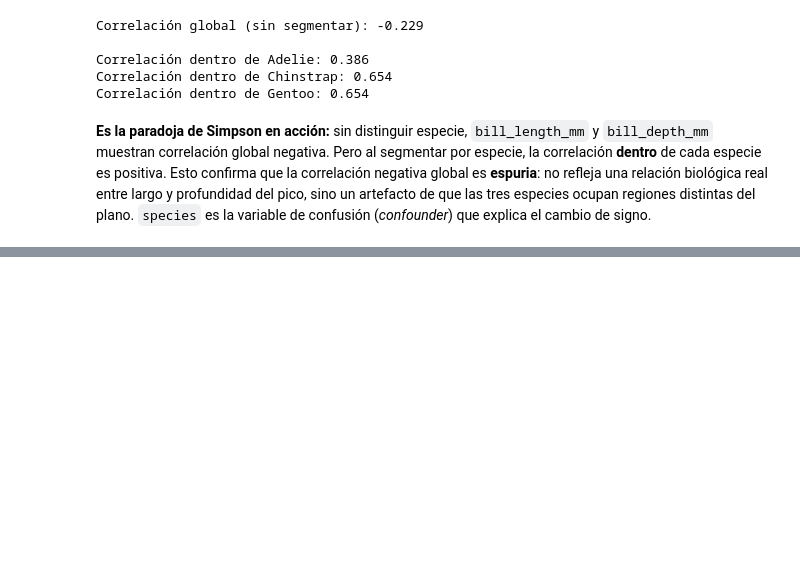
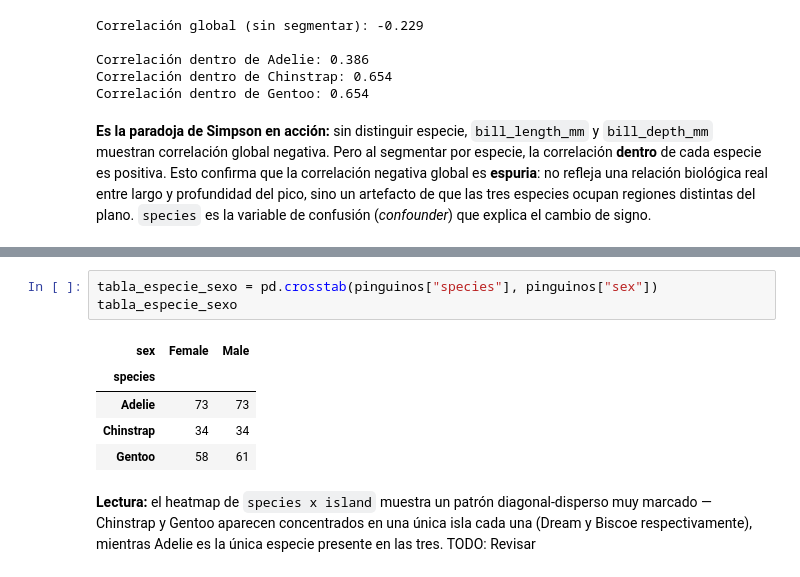
Before and after one commit to maxippacheco/tp1_lab_II_2026, a Jupyter notebook: TP1_Laboratorio_de_datos_2.ipynb, the cells around one changed output, grey strips where cells are left out. Saved outputs shown, nothing was run; the diff lists cells and outputs as text; blank space fills up the shorter version.

```diff
--- a/TP1_Laboratorio_de_datos_2.ipynb
+++ b/TP1_Laboratorio_de_datos_2.ipynb
@@ -359,0 +381,14 @@ confusión (*confounder*) que explica el cambio de signo.
+# %%
+tabla_especie_sexo = pd.crosstab(pinguinos["species"], pinguinos["sex"])
+tabla_especie_sexo
+# %% [output]
+| sex | Female | Male |
+| species |  |  |
+| Adelie | 73 | 73 |
+| Chinstrap | 34 | 34 |
+| Gentoo | 58 | 61 |
+# %% [markdown]
+**Lectura:** el heatmap de `species x island` muestra un patrón diagonal-disperso muy marcado —
+Chinstrap y Gentoo aparecen concentrados en una única isla cada una (Dream y Biscoe
+respectivamente), mientras Adelie es la única especie presente en las tres.
+TODO: Revisar
```
Also changed, not shown: parts of 5 cells of this notebook.
